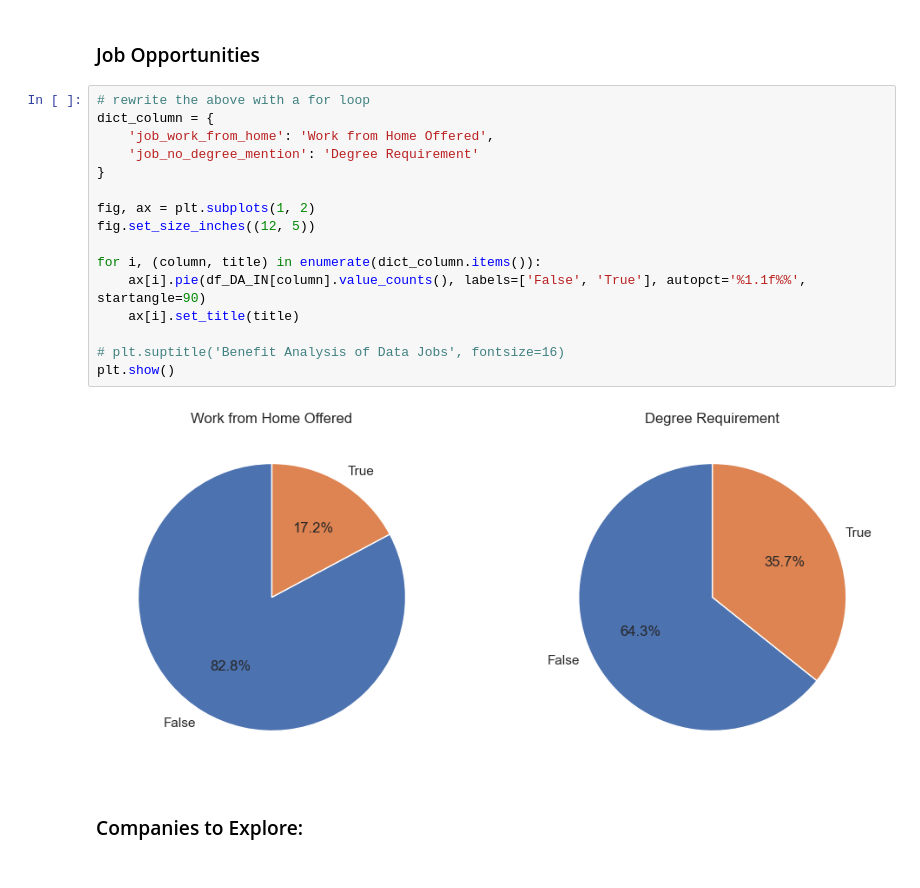
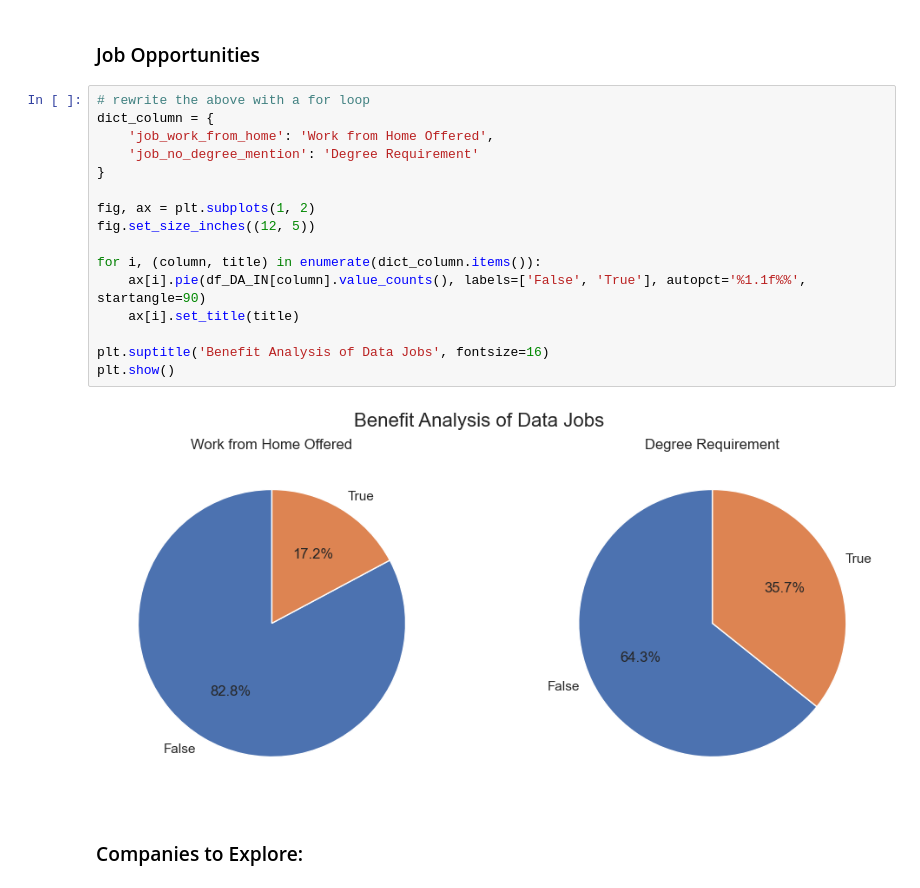
Before and after one commit to Sajid087/Global_Job_Analysis, a Jupyter notebook: Project/1_EDA_Intro.ipynb, the cells around one changed output. Drawn from its saved outputs; the diff is of its cells as text.

```diff
--- a/Project/1_EDA_Intro.ipynb
+++ b/Project/1_EDA_Intro.ipynb
@@ -126,21 +126,21 @@ plt.show()
 # %%
 # rewrite the above with a for loop
 dict_column = {
     'job_work_from_home': 'Work from Home Offered',
     'job_no_degree_mention': 'Degree Requirement'
 }
 
 fig, ax = plt.subplots(1, 2)
 fig.set_size_inches((12, 5))
 
 for i, (column, title) in enumerate(dict_column.items()):
     ax[i].pie(df_DA_IN[column].value_counts(), labels=['False', 'True'], autopct='%1.1f%%', startangle=90)
     ax[i].set_title(title)
 
-# plt.suptitle('Benefit Analysis of Data Jobs', fontsize=16)
+plt.suptitle('Benefit Analysis of Data Jobs', fontsize=16)
 plt.show()
 # %% [output]
-[figure, old version]
+[figure, new version]
 # %% [markdown]
 ### Companies to Explore:
 # %%
```
Also changed, not shown: parts of 1 cell of this notebook.
